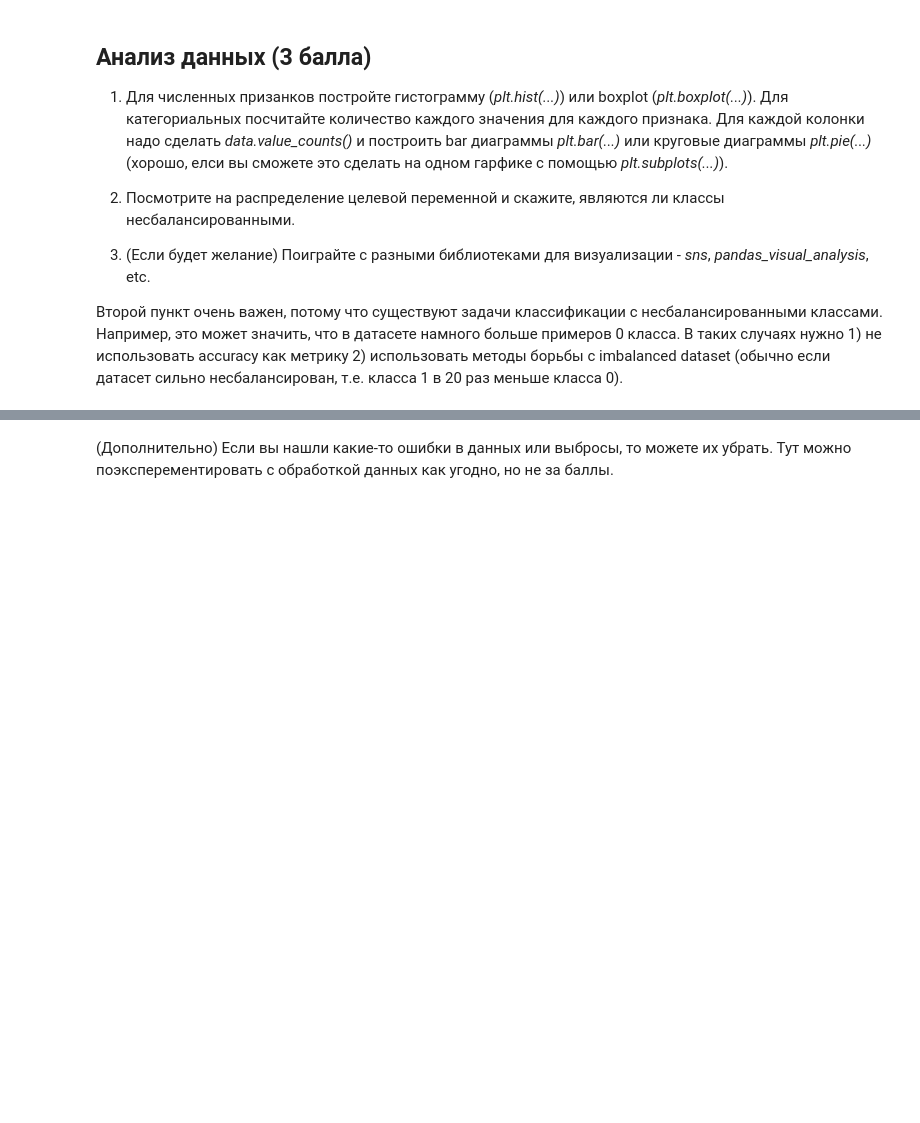
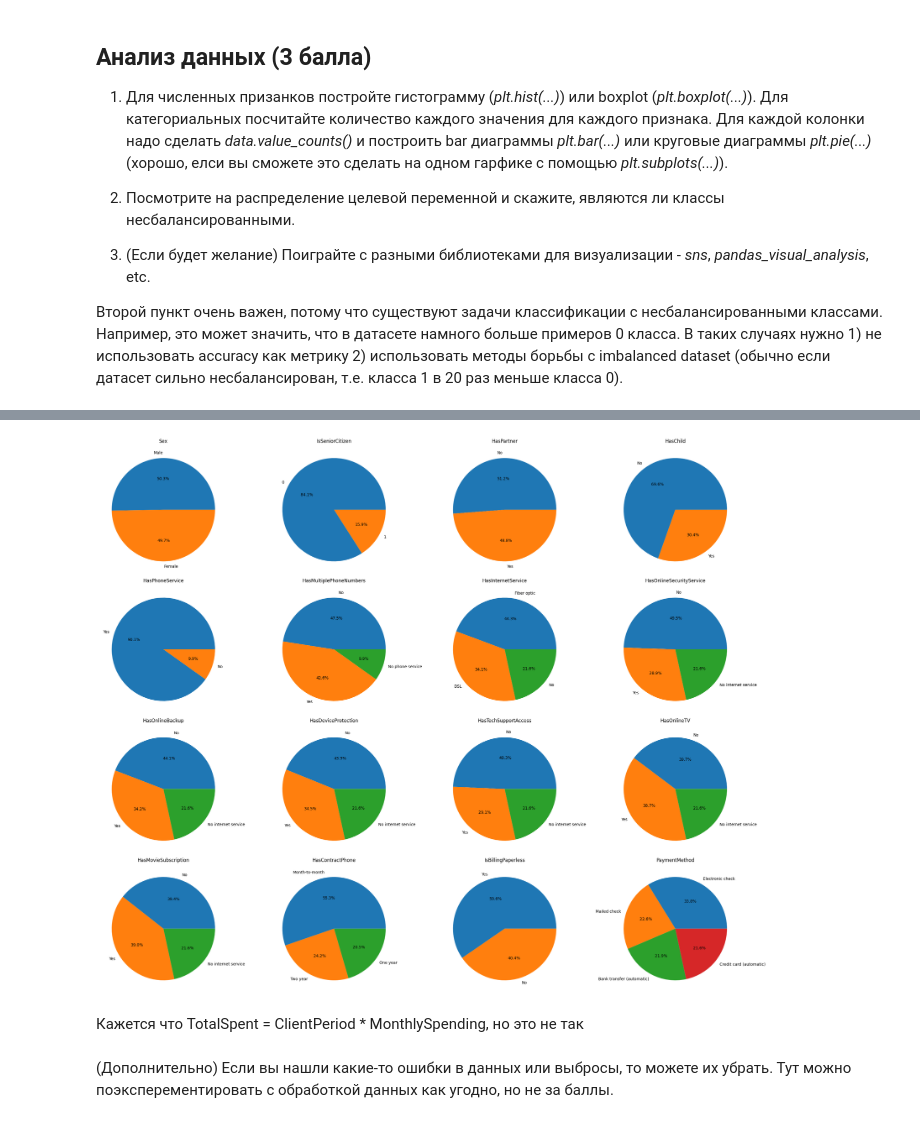
Before and after one commit to TreshMom/part_1_ml_cv, a Jupyter notebook: week_03_composition_model_selection/Homework/hw_3_kaggle.ipynb, the cells around one changed output, grey strips where cells are left out. Saved outputs shown, nothing was run; the diff lists cells and outputs as text; code cells hidden in the pictures; blank space fills up the shorter version.

```diff
--- a/week_03_composition_model_selection/Homework/hw_3_kaggle.ipynb
+++ b/week_03_composition_model_selection/Homework/hw_3_kaggle.ipynb
@@ -135,2 +193,17 @@ target_col = "Churn"
+# %%
+fig, axes = plt.subplots(4, 4, figsize=(25, 20))
+axes = axes.flatten()
+
+for i, title in enumerate(cat_cols):
+    value_counts = data[title].value_counts()
+    axes[i].pie(value_counts, labels=value_counts.index, autopct="%1.1f%%")
+    axes[i].set_title(title)
+
+plt.tight_layout()
+plt.show()
+# %% [output]
+[figure, added]
+# %% [markdown]
+Кажется что TotalSpent = ClientPeriod * MonthlySpending, но это не так
 # %% [markdown]
 (Дополнительно) Если вы нашли какие-то ошибки в данных или выбросы, то можете их убрать. Тут можно поэксперементировать с обработкой данных как угодно, но не за баллы.
```
Also changed, not shown: parts of 28 cells of this notebook.
